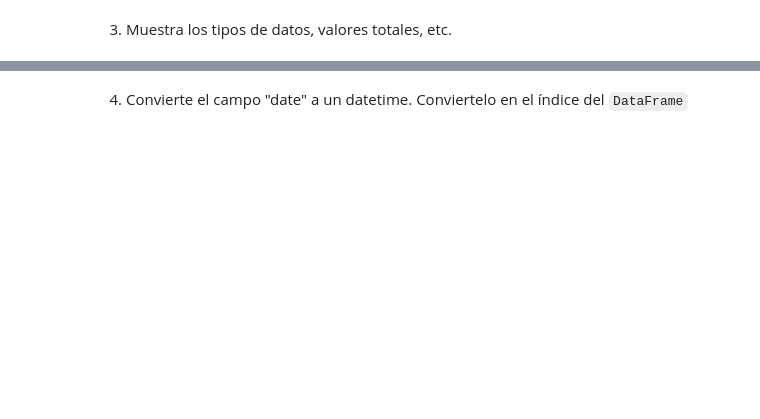
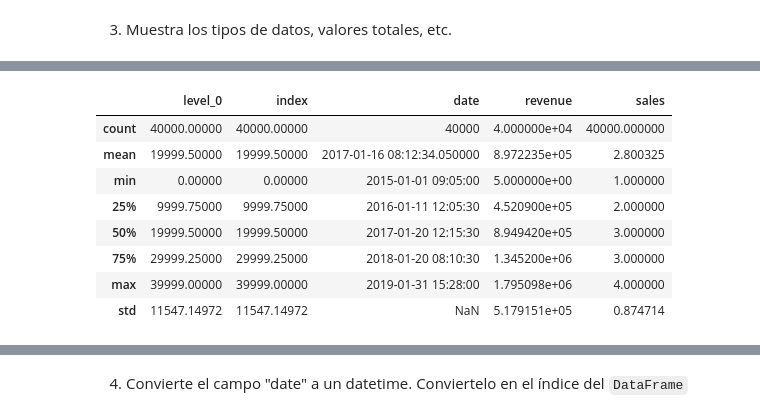
Before and after one commit to willwalker7/DS-Online-willwalker7, a Jupyter notebook: 03_Data_Analysis/Sprint_05/Unidad_02_Procesado_Datos_Internos_Ficheros/03_Practica_Obligatoria/18_Practica_Obligatoria_Ficheros.ipynb, the cells around one changed output, grey strips where cells are left out. Cells and saved outputs as stored; diff of their text form; code cells hidden in the pictures; blank space fills up the shorter version.

```diff
--- a/03_Data_Analysis/Sprint_05/Unidad_02_Procesado_Datos_Internos_Ficheros/03_Practica_Obligatoria/18_Practica_Obligatoria_Ficheros.ipynb
+++ b/03_Data_Analysis/Sprint_05/Unidad_02_Procesado_Datos_Internos_Ficheros/03_Practica_Obligatoria/18_Practica_Obligatoria_Ficheros.ipynb
@@ -81,3 +101,3 @@ memory usage: 1.2 MB
 # %%
-df.value_counts()
+df.describe()
 # %% [output]
@@ -96,0 +104,9 @@ Name: count, Length: 40000, dtype: int64
+|  | level_0 | index | date | revenue | sales |
+| count | 40000.00000 | 40000.00000 | 40000 | 4.000000e+04 | 40000.000000 |
+| mean | 19999.50000 | 19999.50000 | 2017-01-16 08:12:34.050000 | 8.972235e+05 | 2.800325 |
+| min | 0.00000 | 0.00000 | 2015-01-01 09:05:00 | 5.000000e+00 | 1.000000 |
+| 25% | 9999.75000 | 9999.75000 | 2016-01-11 12:05:30 | 4.520900e+05 | 2.000000 |
+| 50% | 19999.50000 | 19999.50000 | 2017-01-20 12:15:30 | 8.949420e+05 | 3.000000 |
+| 75% | 29999.25000 | 29999.25000 | 2018-01-20 08:10:30 | 1.345200e+06 | 3.000000 |
+| max | 39999.00000 | 39999.00000 | 2019-01-31 15:28:00 | 1.795098e+06 | 4.000000 |
+| std | 11547.14972 | 11547.14972 | NaN | 5.179151e+05 | 0.874714 |
```
Also changed, not shown: parts of 14 cells of this notebook, 2 other files.
